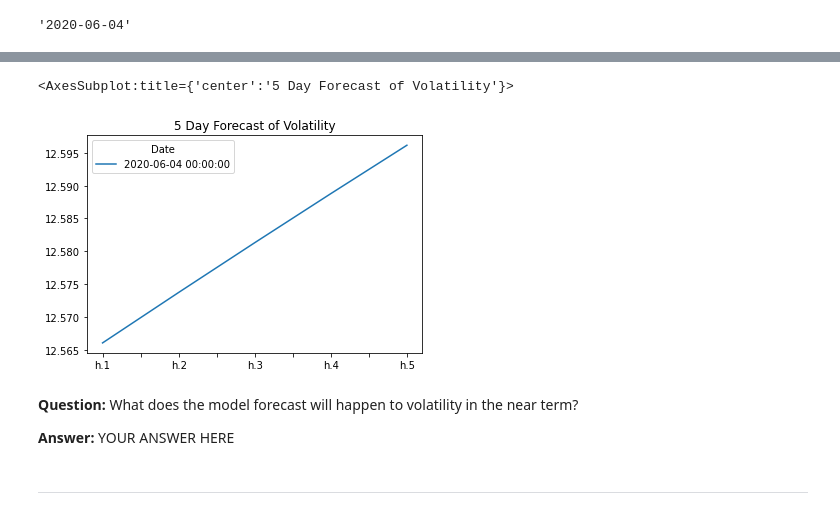
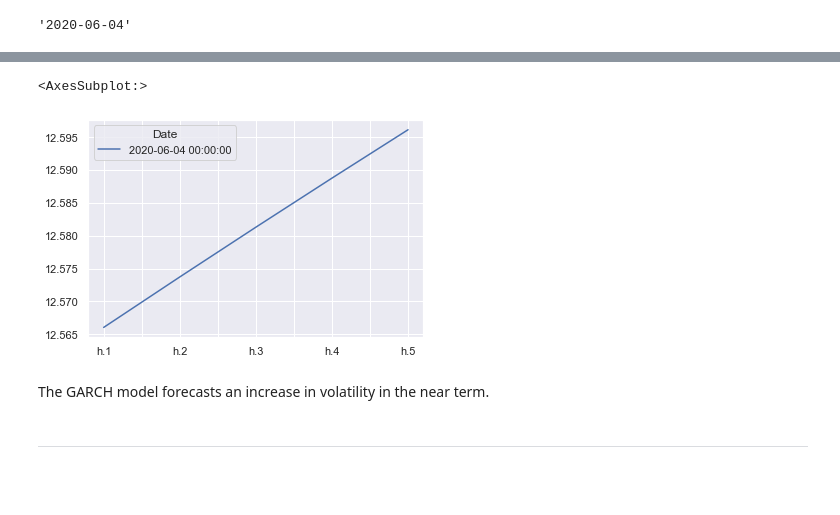
Before and after one commit to adamgulyas/currency-modelling, a Jupyter notebook: time_series_analysis.ipynb, the cells around one changed output, grey strips where cells are left out. Cells and saved outputs as stored; diff of their text form; code cells hidden in the pictures; blank space fills up the shorter version.

Commit message:
Complete time series analysis

```diff
--- a/time_series_analysis.ipynb
+++ b/time_series_analysis.ipynb
@@ -267,7 +275,8 @@ import arch as arch
 # %%
 # Estimate a GARCH model:
-
+model = arch_model(returns, mean='Zero', vol='GARCH', p=2, q=1)
 
 # Fit the model
+results = model.fit()
 # %% [output]
 Iteration:      1,   Func. Count:      6,   Neg. LLF: 46548.40924082976
@@ -317,12 +327,13 @@ last_day
 '2020-06-04'
 # %%
 # Create a 5 day forecast of volatility
-forecast_horizon = 5
+time_horizon = 5
 
 # Start the forecast using the last_day calculated above
+forecast_GARCH = results.forecast(start=last_day, horizon=time_horizon)
 # %%
 # Annualize the forecast
-intermediate = np.sqrt(forecasts.variance.dropna() * 252)
+intermediate = np.sqrt(forecast_GARCH.variance.dropna() * 252)
 intermediate.head()
 # %% [output]
 |  | h.1 | h.2 | h.3 | h.4 | h.5 |
@@ -342,12 +353,11 @@ final.head()
 # %%
 # Plot the final forecast
+final.plot()
 # %% [output]
-<AxesSubplot:title={'center':'5 Day Forecast of Volatility'}>
+<AxesSubplot:>
-[figure, old version]
+[figure, new version]
-# %% [markdown]
-**Question:** What does the model forecast will happen to volatility in the near term?
-
-**Answer:** YOUR ANSWER HERE
+# %% [markdown]
+The GARCH model forecasts an increase in volatility in the near term.
 # %% [markdown]
 ---
 # %% [markdown]
```
Also changed, not shown: parts of 24 cells of this notebook.
